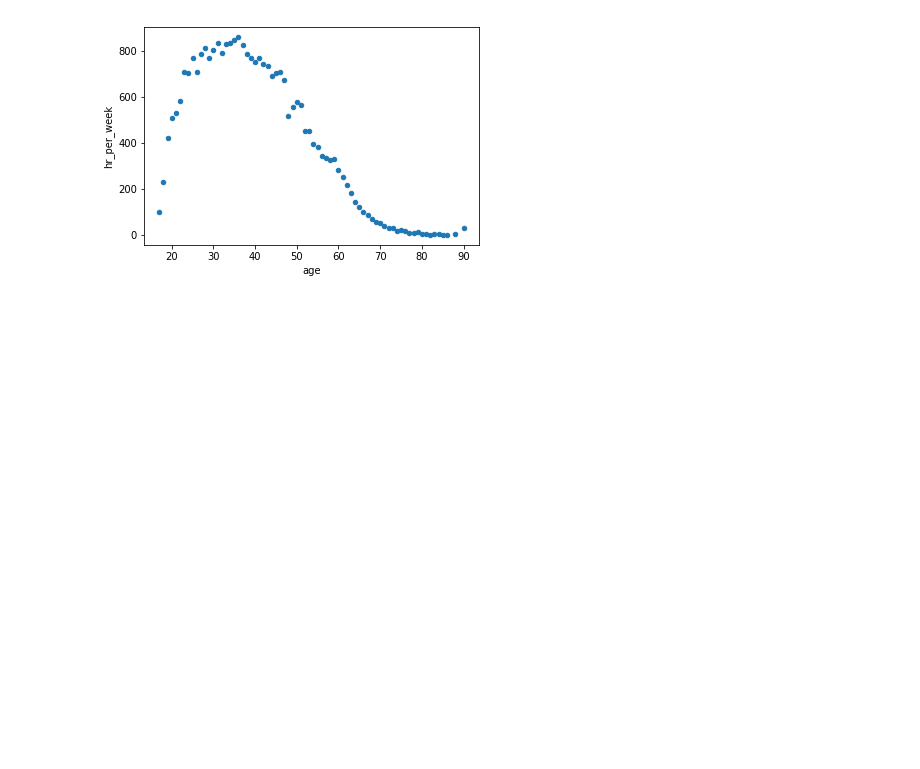
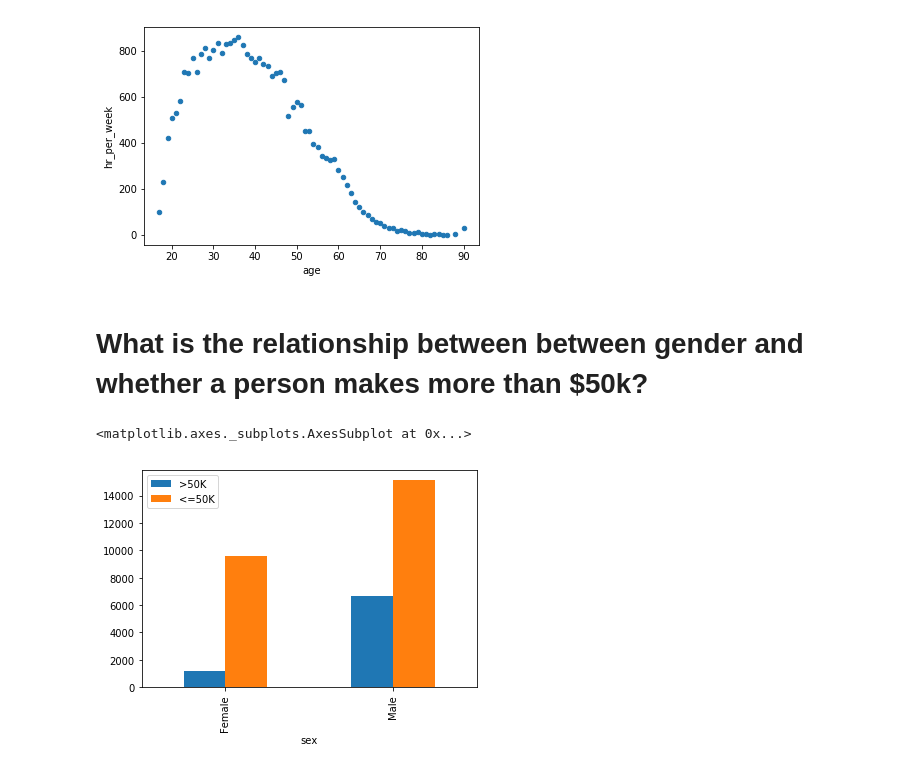
Before and after one commit to spa542/COSC311, a Jupyter notebook: Lab3/Lab3.ipynb, the cells around one changed output. Saved outputs shown, nothing was run; the diff lists cells and outputs as text; code cells hidden in the pictures; blank space fills up the shorter version.

```diff
--- a/Lab3/Lab3.ipynb
+++ b/Lab3/Lab3.ipynb
@@ -173,3 +173,18 @@ scatter_data[scatter_data['hr_per_week'] > 25].groupby(by='age').count().reset_i
 # 4.d
 # Plotting a histogram of a quantity that varies across the x-axis domain, but where we would like to
 # consider a general distribution
+# %% [markdown]
+# What is the relationship between between gender and whether a person makes more than $50k?
+# %%
+# 5.a
+# What is the relationship between between gender and whether a person makes more than $50k?
+gender_pay = adult_data[['sex', 'income']]
+more = gender_pay[gender_pay['income'] == '>50K'].groupby(by='sex').count()
+less = gender_pay[gender_pay['income'] == '<=50K'].groupby(by='sex').count()
+more.rename(columns={'income': '>50K'}, inplace=True)
+less.rename(columns={'income': '<=50K'}, inplace=True)
+combined = pd.concat((more, less), axis=1)
+combined.plot.bar()
+# %% [output]
+<matplotlib.axes._subplots.AxesSubplot at 0x...>
+[figure, added]
```
Also changed, not shown: parts of 5 cells of this notebook.
